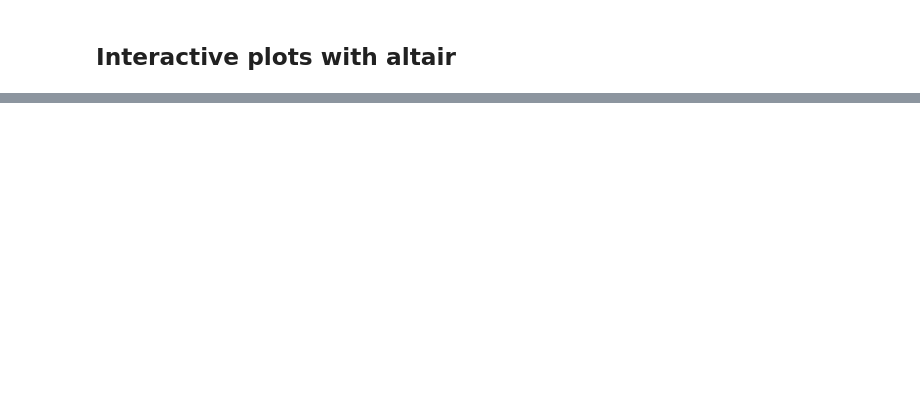
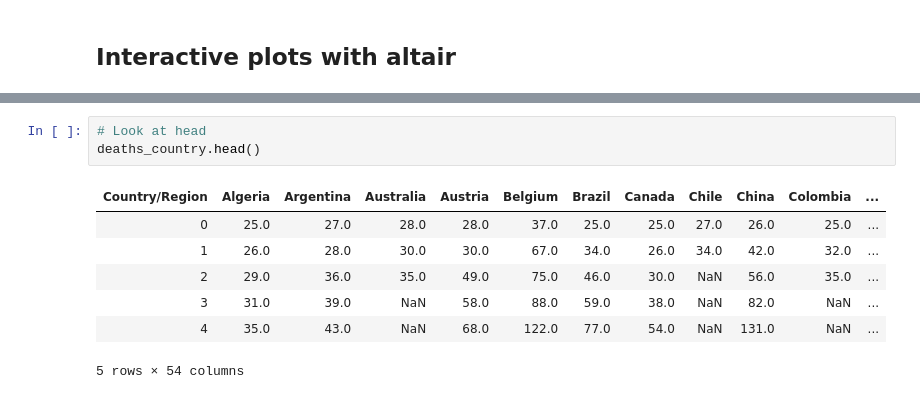
Before and after one commit to datacamp/COVID-19-EDA-tutorial, a Jupyter notebook: notebooks/1-COVID-19-EDA-solution.ipynb, the cells around one changed output, grey strips where cells are left out. Cells and saved outputs as stored; diff of their text form; blank space fills up the shorter version.

```diff
--- a/notebooks/1-COVID-19-EDA-solution.ipynb
+++ b/notebooks/1-COVID-19-EDA-solution.ipynb
@@ -548,0 +553,11 @@ import altair as alt
+# %%
+# Look at head
+deaths_country.head()
+# %% [output]
+| Country/Region | Algeria | Argentina | Australia | Austria | Belgium | Brazil | Canada | Chile | China | Colombia | ... |
+| 0 | 25.0 | 27.0 | 28.0 | 28.0 | 37.0 | 25.0 | 25.0 | 27.0 | 26.0 | 25.0 | ... |
+| 1 | 26.0 | 28.0 | 30.0 | 30.0 | 67.0 | 34.0 | 26.0 | 34.0 | 42.0 | 32.0 | ... |
+| 2 | 29.0 | 36.0 | 35.0 | 49.0 | 75.0 | 46.0 | 30.0 | NaN | 56.0 | 35.0 | ... |
+| 3 | 31.0 | 39.0 | NaN | 58.0 | 88.0 | 59.0 | 38.0 | NaN | 82.0 | NaN | ... |
+| 4 | 35.0 | 43.0 | NaN | 68.0 | 122.0 | 77.0 | 54.0 | NaN | 131.0 | NaN | ... |
+5 rows × 54 columns
```
Also changed, not shown: parts of 50 cells of this notebook.
